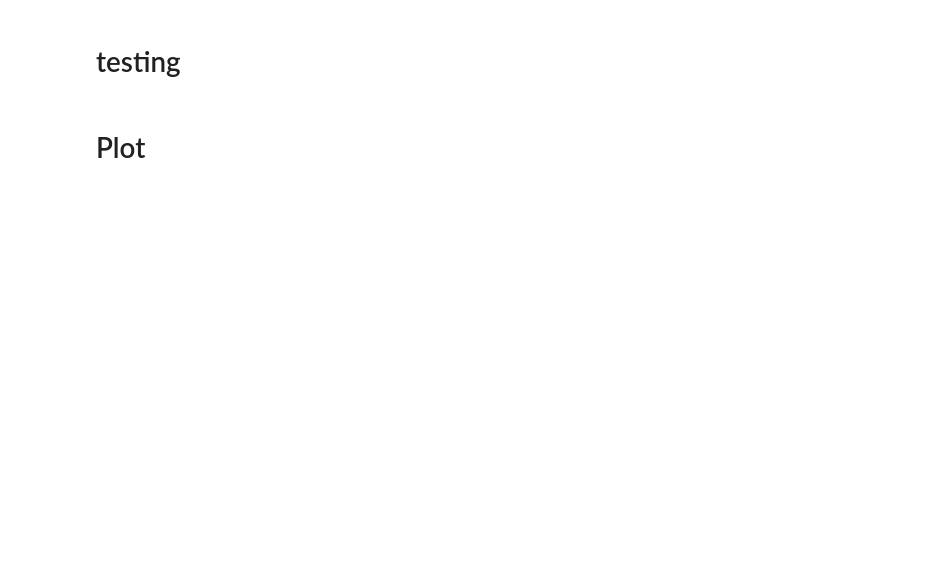
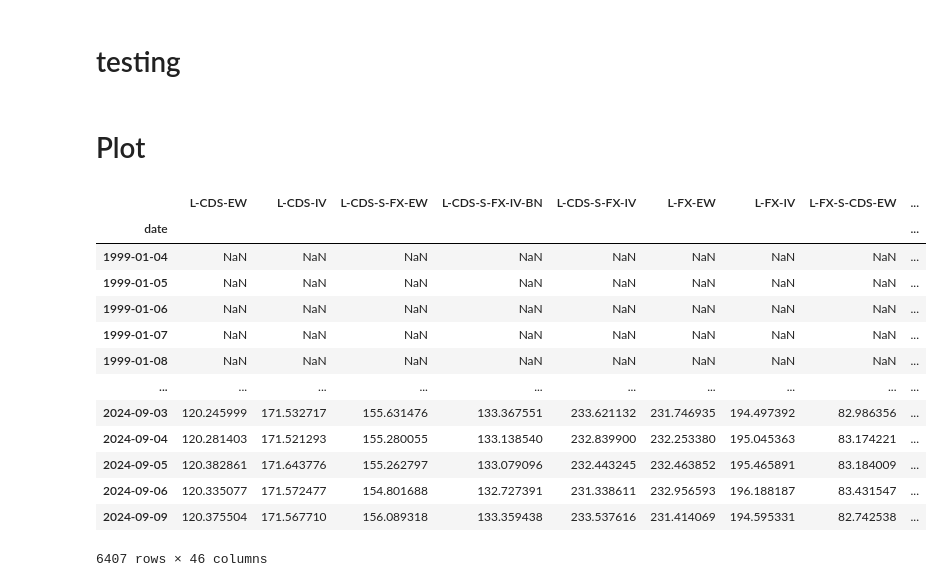
Before and after one commit to sambacode/asset_allocation, a Jupyter notebook: temp.ipynb, the cells around one changed output. Saved outputs shown, nothing was run; the diff lists cells and outputs as text; code cells hidden in the pictures; blank space fills up the shorter version.

```diff
--- a/temp.ipynb
+++ b/temp.ipynb
@@ -29,5 +87,37 @@ from portfolio.construction import calculate_weights as calculate_weights_fh
 # %%
 FOLDER = Path(
     "C:/Users/pcampos/OneDrive - Insper - Instituto de Ensino e Pesquisa/Dissertação Mestrado/Analysis/backtests"
 )
+
+
 list_series = []
+
+
+for file_path in FOLDER.glob("*.xlsx"):
+
+
+    s_backtest = pd.read_excel(file_path, index_col=0)["backtest"]
+
+
+    s_backtest.name = file_path.stem
+
+    list_series.append(s_backtest)
+
+
+df_backtest = pd.concat(list_series, axis=1).sort_index(ascending=True)
+df_backtest
+# %% [output]
+|  | L-CDS-EW | L-CDS-IV | L-CDS-S-FX-EW | L-CDS-S-FX-IV-BN | L-CDS-S-FX-IV | L-FX-EW | L-FX-IV | L-FX-S-CDS-EW | ... |
+| date |  |  |  |  |  |  |  |  | ... |
+| 1999-01-04 | NaN | NaN | NaN | NaN | NaN | NaN | NaN | NaN | ... |
+| 1999-01-05 | NaN | NaN | NaN | NaN | NaN | NaN | NaN | NaN | ... |
+| 1999-01-06 | NaN | NaN | NaN | NaN | NaN | NaN | NaN | NaN | ... |
+| 1999-01-07 | NaN | NaN | NaN | NaN | NaN | NaN | NaN | NaN | ... |
+| 1999-01-08 | NaN | NaN | NaN | NaN | NaN | NaN | NaN | NaN | ... |
+| ... | ... | ... | ... | ... | ... | ... | ... | ... | ... |
+| 2024-09-03 | 120.245999 | 171.532717 | 155.631476 | 133.367551 | 233.621132 | 231.746935 | 194.497392 | 82.986356 | ... |
+| 2024-09-04 | 120.281403 | 171.521293 | 155.280055 | 133.138540 | 232.839900 | 232.253380 | 195.045363 | 83.174221 | ... |
+| 2024-09-05 | 120.382861 | 171.643776 | 155.262797 | 133.079096 | 232.443245 | 232.463852 | 195.465891 | 83.184009 | ... |
+| 2024-09-06 | 120.335077 | 171.572477 | 154.801688 | 132.727391 | 231.338611 | 232.956593 | 196.188187 | 83.431547 | ... |
+| 2024-09-09 | 120.375504 | 171.567710 | 156.089318 | 133.359438 | 233.537616 | 231.414069 | 194.595331 | 82.742538 | ... |
+6407 rows × 46 columns
```
Also changed, not shown: parts of 14 cells of this notebook.
